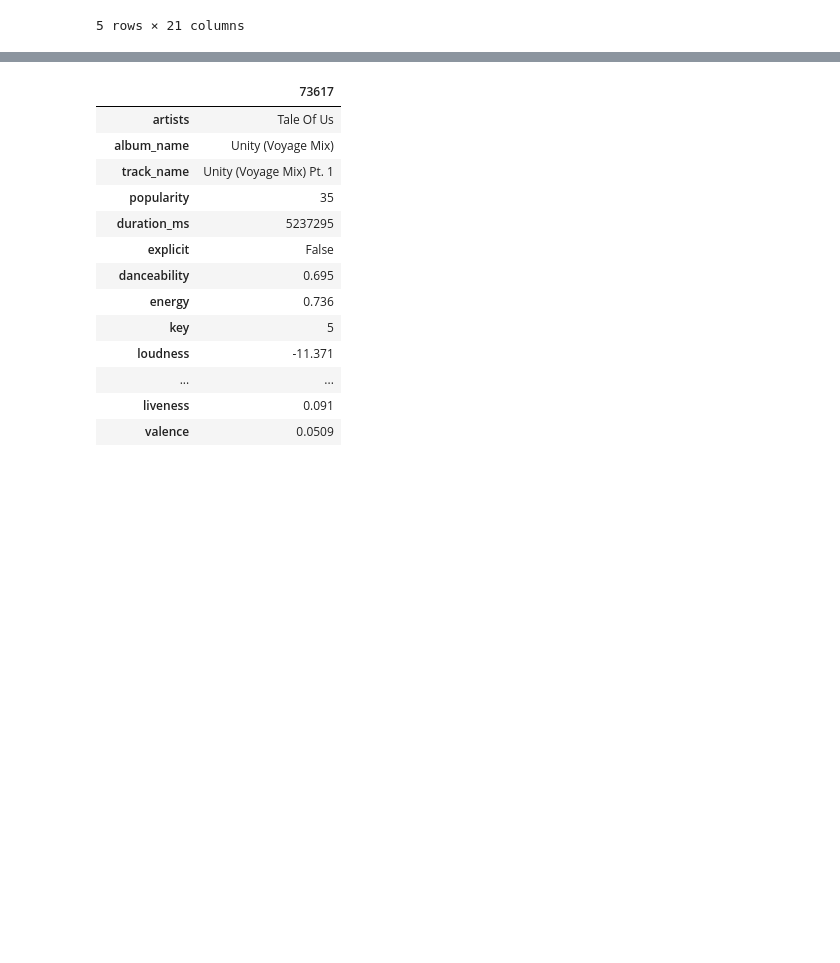
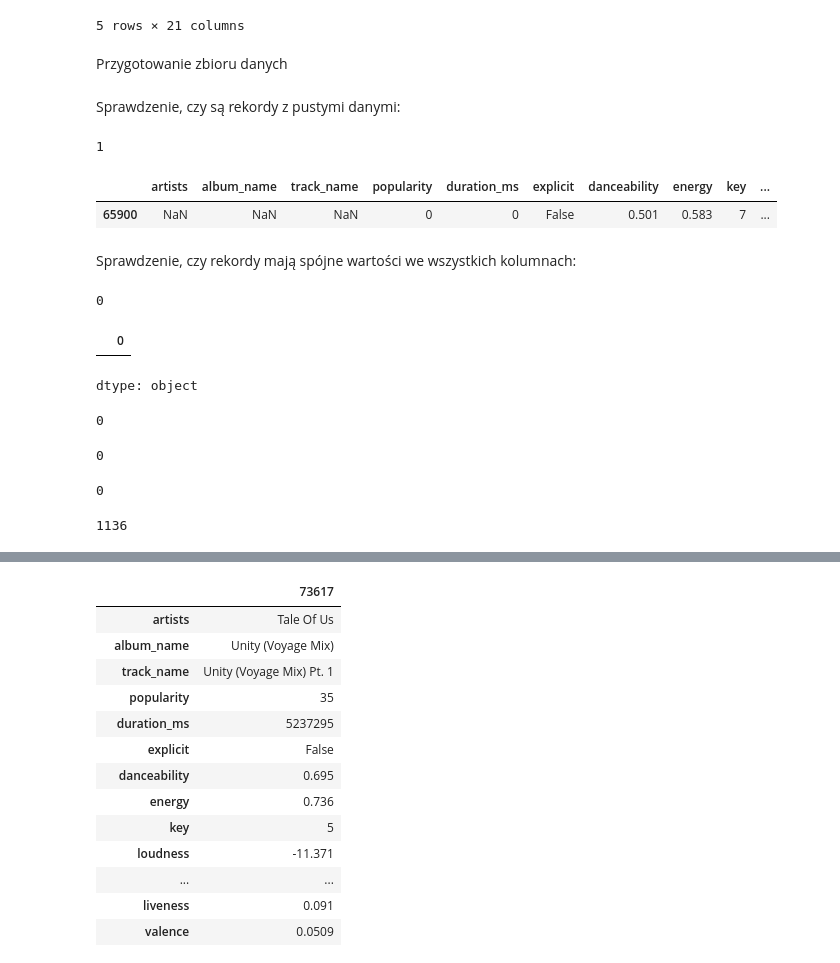
Before and after one commit to jmanko1/MED-Projekt, a Jupyter notebook: med.ipynb, the cells around one changed output, grey strips where cells are left out. Drawn from its saved outputs; the diff is of its cells as text; code cells hidden in the pictures; blank space fills up the shorter version.

Commit message:
Added data validity check

```diff
--- a/med.ipynb
+++ b/med.ipynb
@@ -15,6 +15,21 @@ df.head()
 | 3 | 3 | 6lfxq3CG4xtTiEg7opyCyx | Kina Grannis | Crazy Rich Asians (Original Motio... | Can't Help Falling In Love | 71 | 201933 | False | ... |
 | 4 | 4 | 5vjLSffimiIP26QG5WcN2K | Chord Overstreet | Hold On | Hold On | 82 | 198853 | False | ... |
 5 rows × 21 columns
+# %% [markdown]
+Przygotowanie zbioru danych
 # %%
 #Usunięcie kolumny z indeksami i kolumny track_id
 df = df.drop(df.columns[[0, 1]], axis=1)
+# %% [markdown]
+Sprawdzenie, czy są rekordy z pustymi danymi:
+# %%
+#Liczba rekordów z brakującymi danymi
+df.isnull().any(axis=1).sum()
+# %% [output]
+1
+# %%
+#Wyświetlenie rekordu z brakującymi danymi
+df[df.isnull().any(axis=1)]
+# %% [output]
+|  | artists | album_name | track_name | popularity | duration_ms | explicit | danceability | energy | key | ... |
+| 65900 | NaN | NaN | NaN | 0 | 0 | False | 0.501 | 0.583 | 7 | ... |
@@ -20,0 +39,36 @@ df = df.drop(df.columns[[0, 1]], axis=1)
+# %% [markdown]
+Sprawdzenie, czy rekordy mają spójne wartości we wszystkich kolumnach:
+# %%
+#Sprawdzenie, czy są rekordy, które mają czas trwania utworu mniejszy lub równy zero
+(df['duration_ms'] <= 0).sum()
+# %% [output]
+0
+# %%
+#Liczba rekordów, które nie mają popularity w przedziale od 0 do 100
+df[~df['popularity'].between(0, 100)].sum(axis=1)
+# %% [output]
+|  | 0 |
+dtype: object
+# %%
+#Liczba rekordów, które nie mają explicit typu boolean
+mask = ~df['explicit'].isin([True, False])
+mask.sum()
+# %% [output]
+0
+# %%
+#Liczba rekordów, które nie mają danceability, energy, speechiness, acousticness, instrumentalness, liveness i valence w przedziale od 0 do 1
+columns_to_check = ['danceability', 'energy', 'speechiness', 'acousticness', 'instrumentalness', 'liveness', 'valence']
+mask_out_of_range = (df[columns_to_check] < 0) | (df[columns_to_check] > 1)
+mask_out_of_range.any(axis=1).sum()
+# %% [output]
+0
+# %%
+#Liczba rekordów, które mają tempo poniżej zera
+(df['tempo'] < 0).sum()
+# %% [output]
+0
+# %%
+#Liczba rekordów, które nie mają time_signature w przedziale od 3 do 7
+((df['time_signature'] < 3) | (df['time_signature'] > 7)).sum()
+# %% [output]
+1136
```
Also changed, not shown: parts of 20 cells of this notebook.
